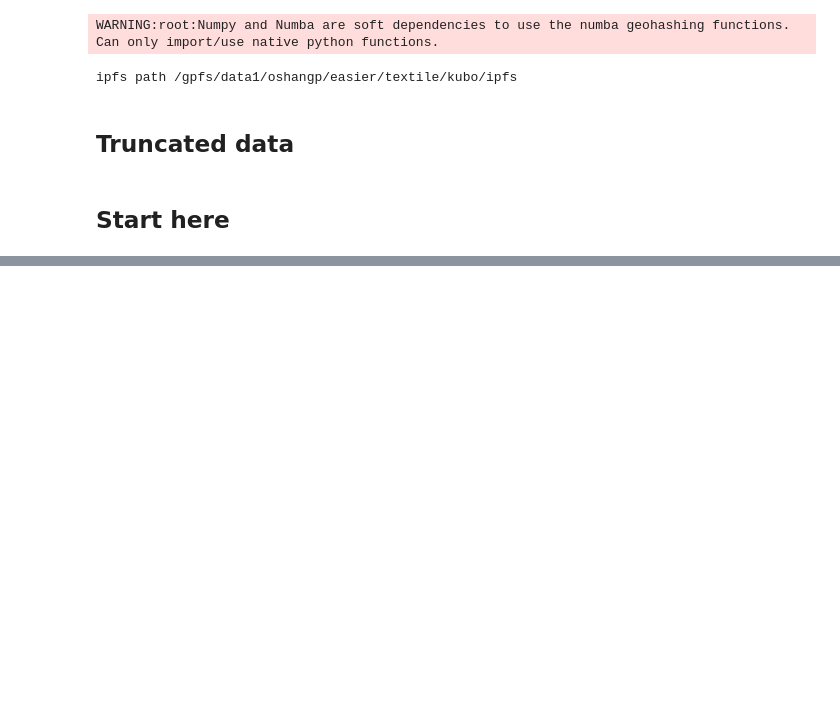
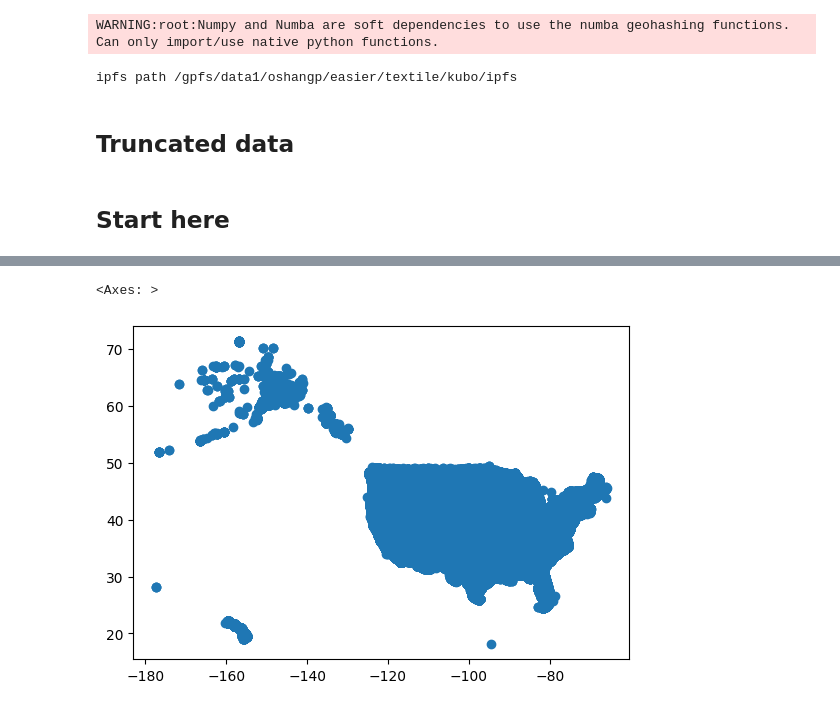
Before and after one commit to easierdata/geohash-cid, a Jupyter notebook: notebooks/large_dataset.ipynb, the cells around one changed output, grey strips where cells are left out. Saved outputs shown, nothing was run; the diff lists cells and outputs as text; code cells hidden in the pictures; blank space fills up the shorter version.

```diff
--- a/notebooks/large_dataset.ipynb
+++ b/notebooks/large_dataset.ipynb
@@ -56,0 +78,9 @@ file_cid = "bafybeiawrnzlzeuyzwkgoaugf5gh7jxuydzwqj5f4nvyigme5hdgndqp6e"
+# %%
+gdf = gpd.read_file(geojson_path)
+cols = gdf.columns
+# %%
+gdf = gdf[gdf.osm_type == 'node']
+# %%
+gdf = append_geohash_to_dataframe(gdf)
+# %%
+out = gdf.sort_values('geohash')[cols]
@@ -56,0 +108,5 @@ file_cid = "bafybeiawrnzlzeuyzwkgoaugf5gh7jxuydzwqj5f4nvyigme5hdgndqp6e"
+# %%
+out.plot()
+# %% [output]
+<Axes: >
+[figure, added]
```
Also changed, not shown: parts of 20 cells of this notebook, 14 other files.
